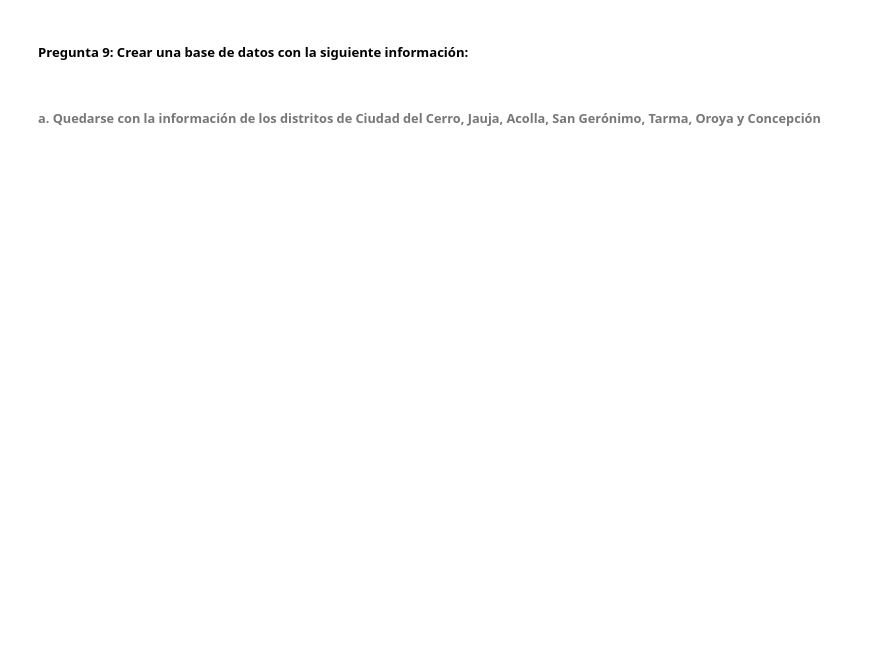
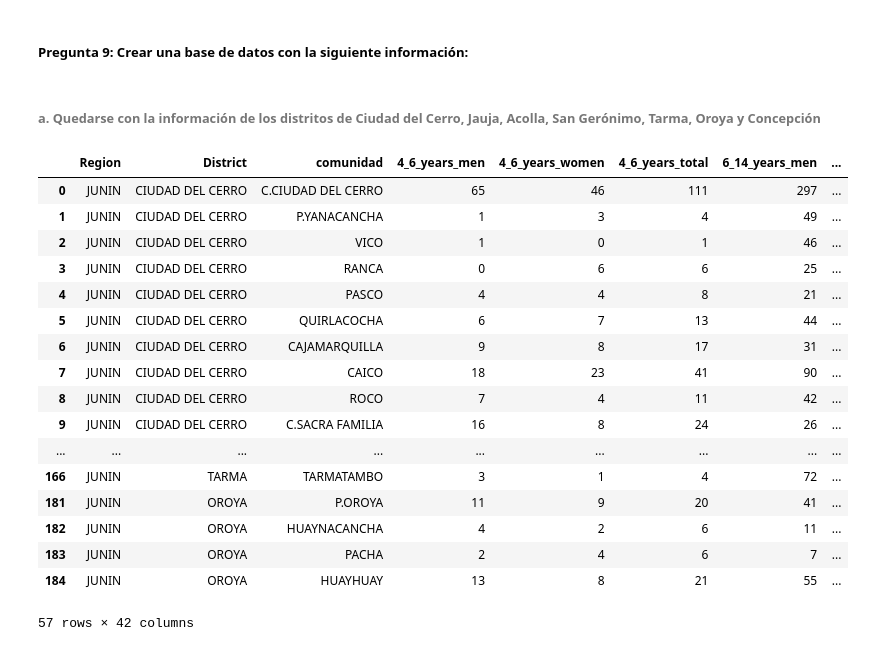
Before and after one commit to Robertopucp/1ECO35_R_PYTHON, a Jupyter notebook: Trabajo_grupal/Grupo_1_Python.ipynb, the cells around one changed output. Cells and saved outputs as stored; diff of their text form; code cells hidden in the pictures; blank space fills up the shorter version.

```diff
--- a/Trabajo_grupal/Grupo_1_Python.ipynb
+++ b/Trabajo_grupal/Grupo_1_Python.ipynb
@@ -249,3 +249,26 @@ junin
 ##### Pregunta 9: Crear una base de datos con la siguiente información:
 # %% [markdown]
 ###### a. Quedarse con la información de los distritos de Ciudad del Cerro, Jauja, Acolla, San Gerónimo, Tarma, Oroya y Concepción
+# %%
+junin1 = junin[junin["District"].isin(["CIUDAD DEL CERRO","JAUJA","ACOLLA","SAN GERÓNIMO",
+                                      "TARMA","OROYA","CONCEPCIÓN"])] # filter by variables's values
+junin1
+# %% [output]
+|  | Region | District | comunidad | 4_6_years_men | 4_6_years_women | 4_6_years_total | 6_14_years_men | ... |
+| 0 | JUNIN | CIUDAD DEL CERRO | C.CIUDAD DEL CERRO | 65 | 46 | 111 | 297 | ... |
+| 1 | JUNIN | CIUDAD DEL CERRO | P.YANACANCHA | 1 | 3 | 4 | 49 | ... |
+| 2 | JUNIN | CIUDAD DEL CERRO | VICO | 1 | 0 | 1 | 46 | ... |
+| 3 | JUNIN | CIUDAD DEL CERRO | RANCA | 0 | 6 | 6 | 25 | ... |
+| 4 | JUNIN | CIUDAD DEL CERRO | PASCO | 4 | 4 | 8 | 21 | ... |
+| 5 | JUNIN | CIUDAD DEL CERRO | QUIRLACOCHA | 6 | 7 | 13 | 44 | ... |
+| 6 | JUNIN | CIUDAD DEL CERRO | CAJAMARQUILLA | 9 | 8 | 17 | 31 | ... |
+| 7 | JUNIN | CIUDAD DEL CERRO | CAICO | 18 | 23 | 41 | 90 | ... |
+| 8 | JUNIN | CIUDAD DEL CERRO | ROCO | 7 | 4 | 11 | 42 | ... |
+| 9 | JUNIN | CIUDAD DEL CERRO | C.SACRA FAMILIA | 16 | 8 | 24 | 26 | ... |
+| ... | ... | ... | ... | ... | ... | ... | ... | ... |
+| 166 | JUNIN | TARMA | TARMATAMBO | 3 | 1 | 4 | 72 | ... |
+| 181 | JUNIN | OROYA | P.OROYA | 11 | 9 | 20 | 41 | ... |
+| 182 | JUNIN | OROYA | HUAYNACANCHA | 4 | 2 | 6 | 11 | ... |
+| 183 | JUNIN | OROYA | PACHA | 2 | 4 | 6 | 7 | ... |
+| 184 | JUNIN | OROYA | HUAYHUAY | 13 | 8 | 21 | 55 | ... |
+57 rows × 42 columns
```
Also changed, not shown: parts of 16 cells of this notebook.
